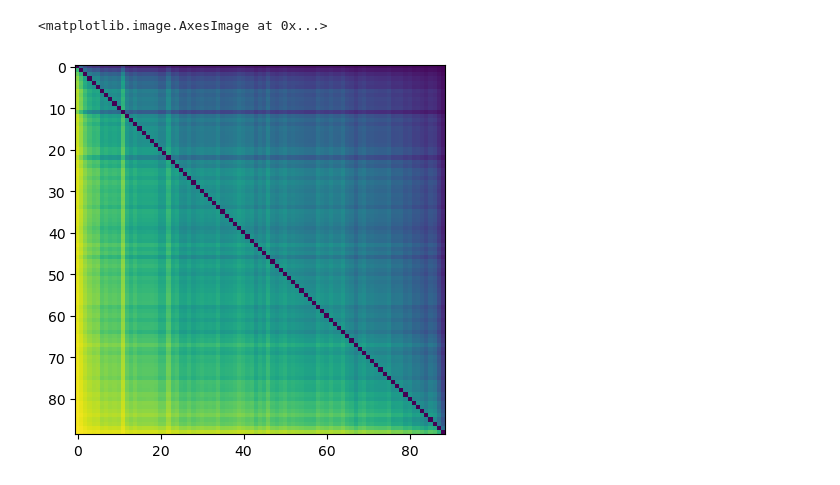
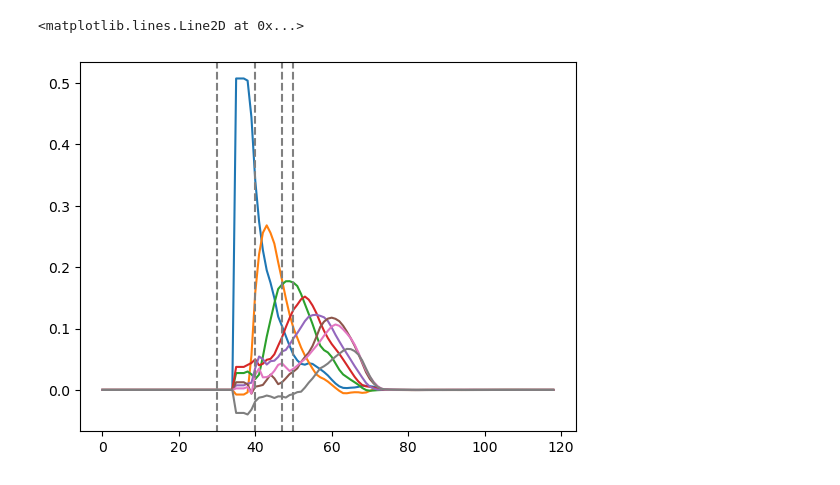
Before and after one commit to ulisespereira/brainwide, a Jupyter notebook: Fig3/fig3_dyn.ipynb, the cells around one changed output. Cells and saved outputs as stored; diff of their text form; code cells hidden in the pictures.

```diff
--- a/Fig3/fig3_dyn.ipynb
+++ b/Fig3/fig3_dyn.ipynb
@@ -887,5 +1360,0 @@ plt.savefig('figures/panels/sequences.pdf', bbox_inches='tight')
-# %%
-plt.imshow(connectivity_params['sln'])
-# %% [output]
-<matplotlib.image.AxesImage at 0x...>
-[figure, removed]
@@ -966,0 +1361,9 @@ if False: # saving cognitive subnetworks
+# %%
+plt.plot(overlaps_sequences[:,names_ctx.index('7a'), :])
+plt.axvline(x=30, ymin=-1, ymax=1, ls = '--',color='gray')
+plt.axvline(x=40, ymin=-1, ymax=1, ls = '--',color='gray')
+plt.axvline(x=50, ymin=-1, ymax=1, ls = '--',color='gray')
+plt.axvline(x=47, ymin=-1, ymax=1, ls = '--',color='gray')
+# %% [output]
+<matplotlib.lines.Line2D at 0x...>
+[figure, added]
```
Also changed, not shown: parts of 18 cells of this notebook, 1 other file.
